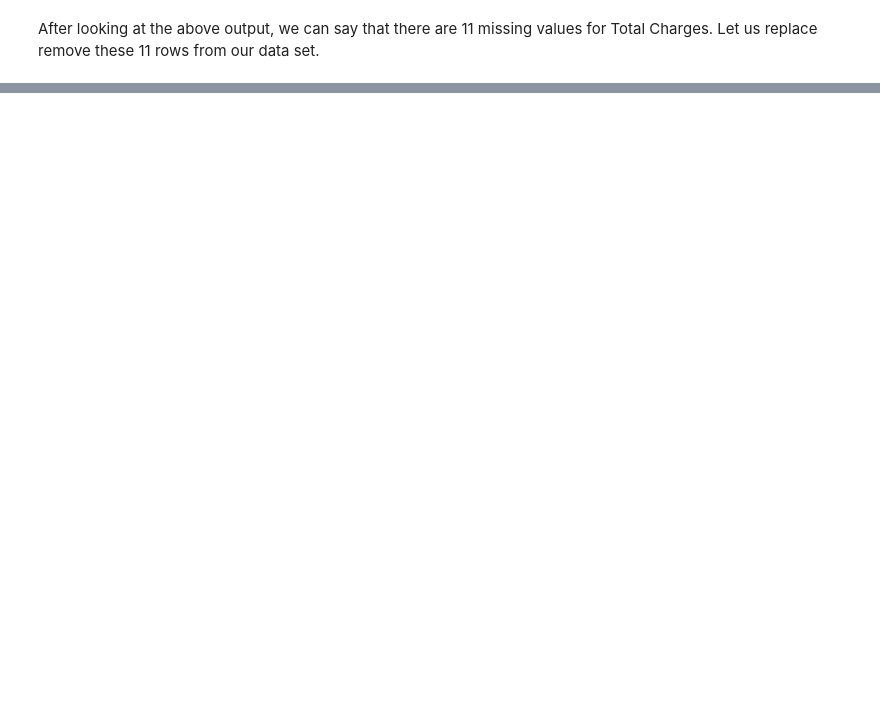
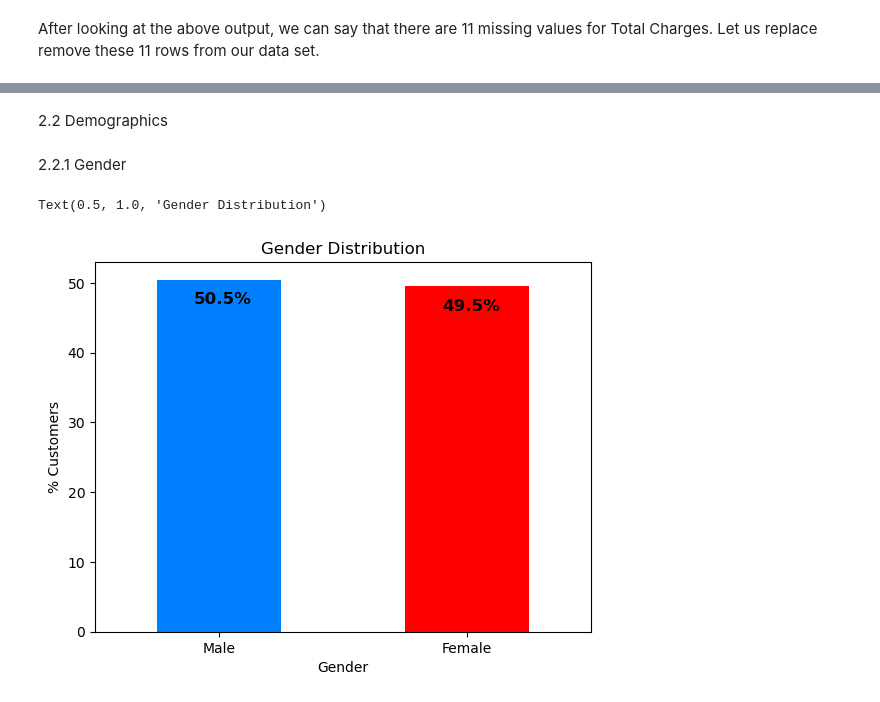
Before and after one commit to zhelyazkomd/Telco-Project, a Jupyter notebook: Churn of telco company.ipynb, the cells around one changed output, grey strips where cells are left out. Drawn from its saved outputs; the diff is of its cells as text; code cells hidden in the pictures; blank space fills up the shorter version.

```diff
--- a/Churn of telco company.ipynb
+++ b/Churn of telco company.ipynb
@@ -115,0 +184,27 @@ telco_customers.dropna(inplace = True)
+# %% [markdown]
+2.2 Demographics
+# %% [markdown]
+2.2.1 Gender
+# %%
+colors = ['#0080FF', '#FF0000']
+ax = (telco_customers['gender'].value_counts() * 100 / len(telco_customers)).plot(kind = 'bar',
+                                                                                  stacked = True, rot = 0, color = colors)
+
+total_amounts = []
+
+for i in ax.patches:
+    total_amounts.append(i.get_width())
+
+total = sum(total_amounts)
+
+for i in ax.patches:
+    ax.text(i.get_x() + .15, i.get_height()-3.5,
+            str(round((i.get_height() / total), 1)) + '%', fontsize = 12, color = 'black', weight = 'bold')
+
+
+ax.set_ylabel('% Customers')
+ax.set_xlabel('Gender')
+ax.set_title('Gender Distribution')
+# %% [output]
+Text(0.5, 1.0, 'Gender Distribution')
+[figure, added]
```
Also changed, not shown: parts of 18 cells of this notebook.
